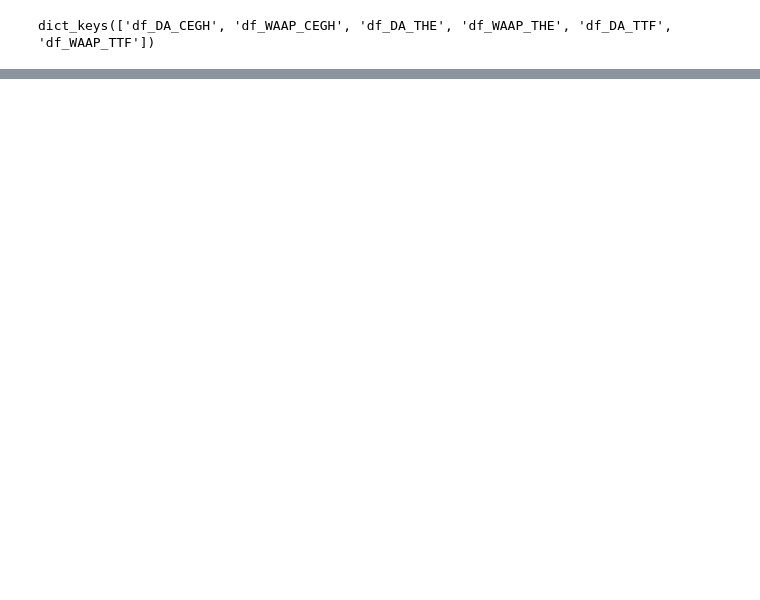
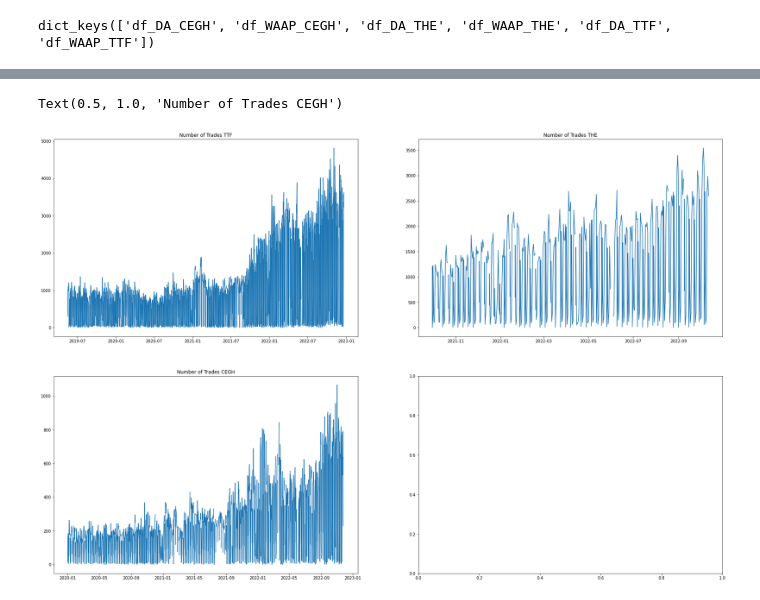
Before and after one commit to johannesgl4d0s/DADQ_gas_price_project, a Jupyter notebook: Projekt/commodity_market.ipynb, the cells around one changed output, grey strips where cells are left out. Saved outputs shown, nothing was run; the diff lists cells and outputs as text; code cells hidden in the pictures; blank space fills up the shorter version.

```diff
--- a/Projekt/commodity_market.ipynb
+++ b/Projekt/commodity_market.ipynb
@@ -99,0 +88,15 @@ df['EGSI']['Price'].plot()
+# %%
+#commodity['df_DA_CEGH'].reset_index(level=1,inplace = True)
+commodity['df_DA_TTF'].reset_index(level=1,inplace = True)
+commodity['df_DA_THE'].reset_index(level=1,inplace = True)
+# %%
+fig, axs = plt.subplots(2, 2, figsize = (30,20))
+axs[0, 0].plot(commodity['df_DA_TTF']['Number of Trades'])
+axs[0, 0].set_title('Number of Trades TTF')
+axs[0, 1].plot(commodity['df_DA_THE']['Number of Trades'])
+axs[0, 1].set_title('Number of Trades THE')
+axs[1, 0].plot(commodity['df_DA_CEGH']['Number of Trades'])
+axs[1, 0].set_title('Number of Trades CEGH')
+# %% [output]
+Text(0.5, 1.0, 'Number of Trades CEGH')
+[figure, added]
```
Also changed, not shown: parts of 18 cells of this notebook.
